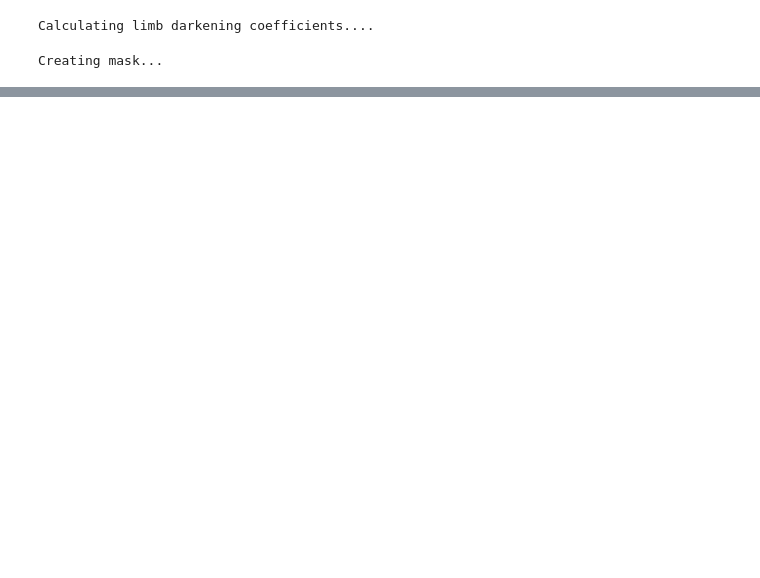
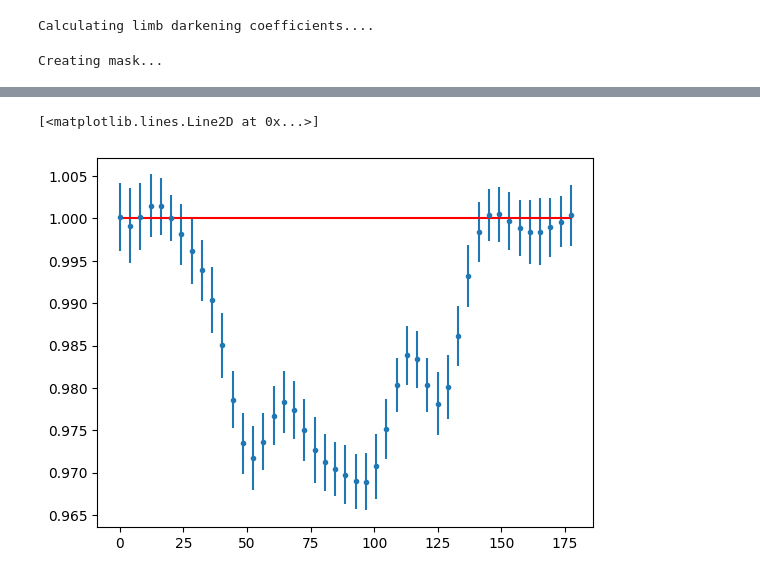
Before and after one commit to ua-2025q3-astr501-513/p1-pink-fluffy-unicorns, a Jupyter notebook: model_fitting.ipynb, the cells around one changed output, grey strips where cells are left out. Drawn from its saved outputs; the diff is of its cells as text; code cells hidden in the pictures; blank space fills up the shorter version.

```diff
--- a/model_fitting.ipynb
+++ b/model_fitting.ipynb
@@ -116,0 +126,9 @@ os.cpu_count()
+# %%
+interp = interp1d(t_best, flux_best, bounds_error = False, fill_value = 1.0)
+flux_best_i = interp(interp_dates_min)
+# %%
+plt.errorbar(interp_dates_min, interp_flux, yerr=interp_errs, fmt='.')
+plt.plot(interp_dates_min, flux_best_i, 'r-')
+# %% [output]
+[<matplotlib.lines.Line2D at 0x...>]
+[figure, added]
```
Also changed, not shown: parts of 4 cells of this notebook.
